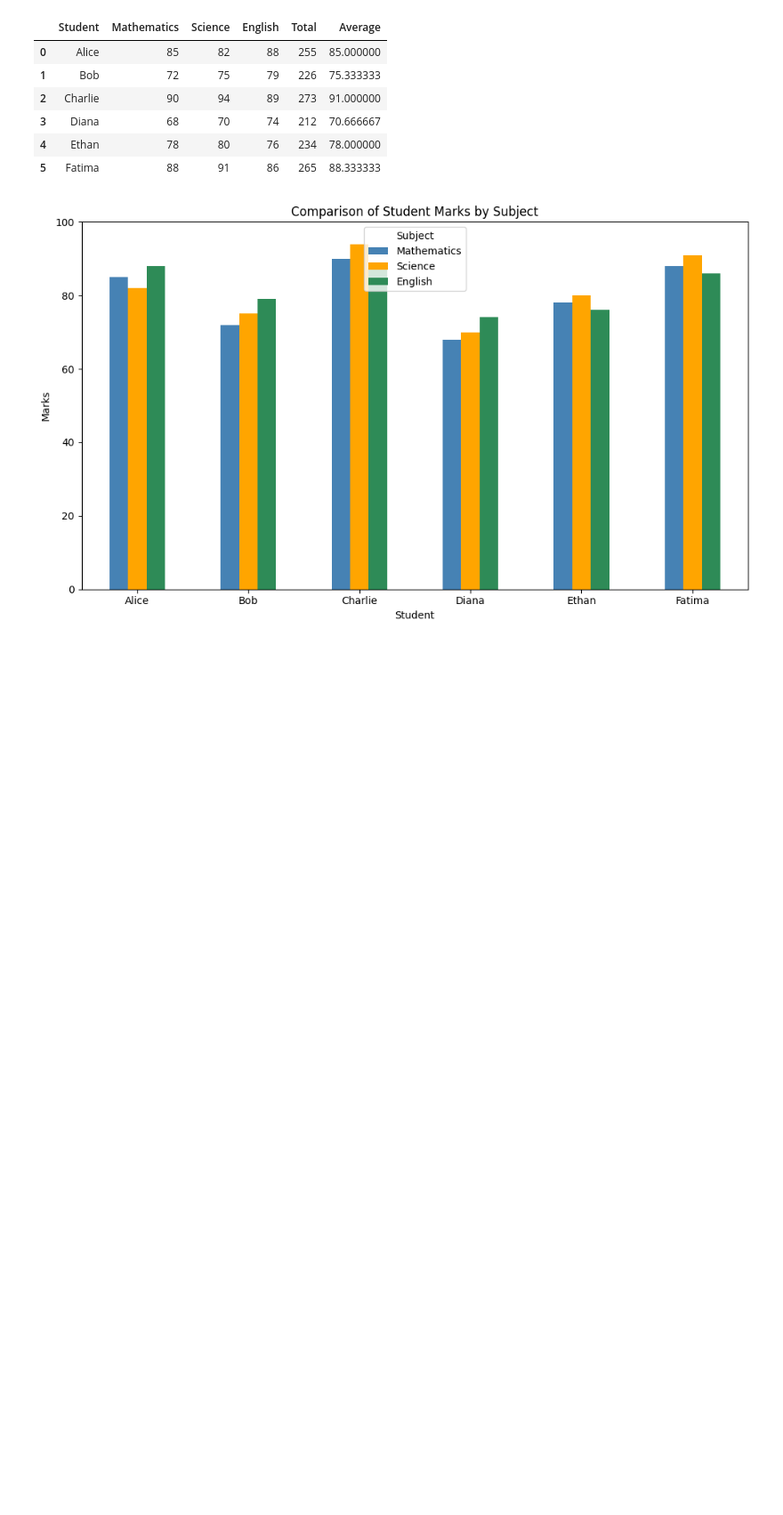
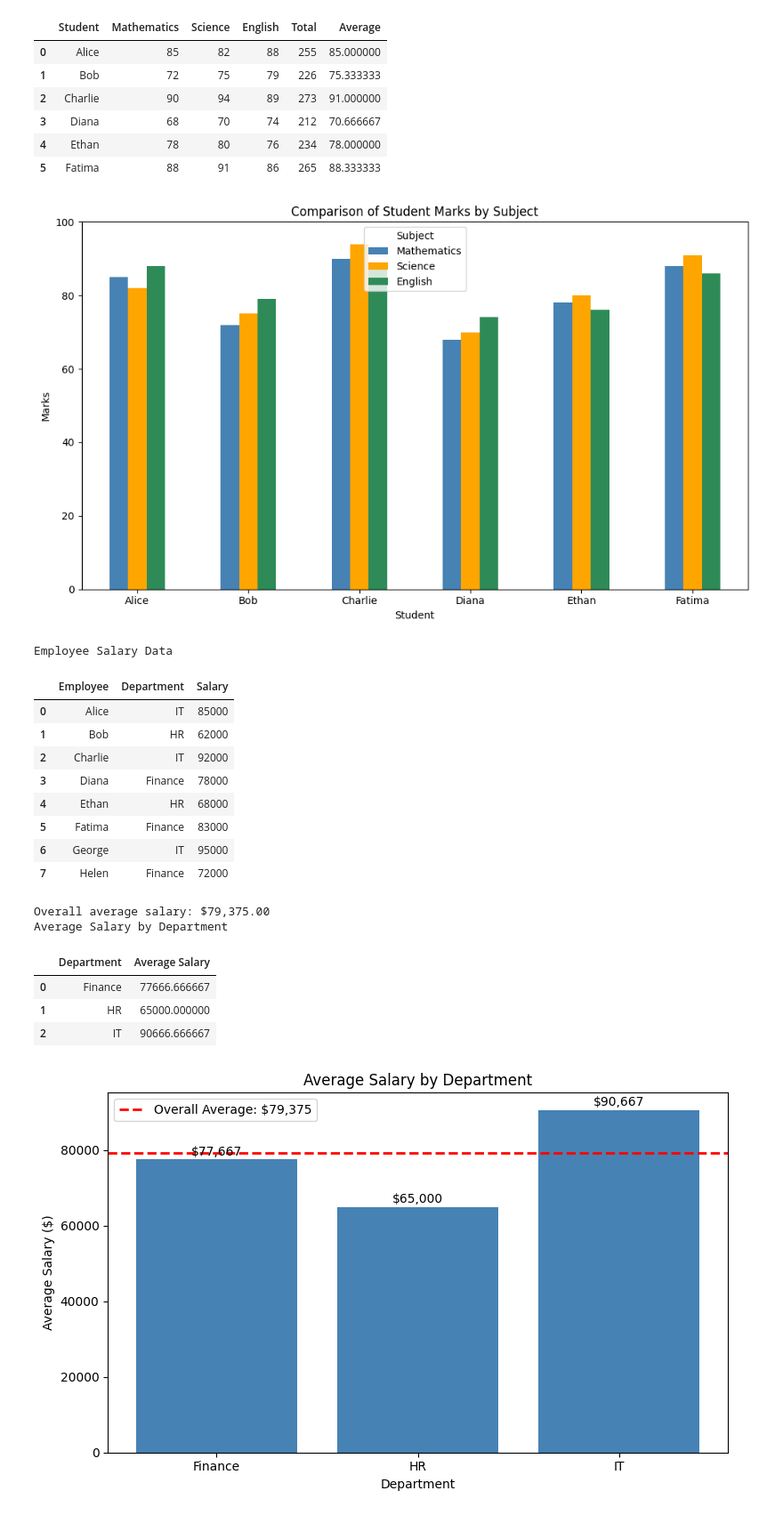
Before and after one commit to dewx21/PYTHON, a Jupyter notebook: l&t/cloud_notebooks/session5/session5_projects.ipynb, the cells around one changed output. Shown at 89% size. Saved outputs shown, nothing was run; the diff lists cells and outputs as text; code cells hidden in the pictures; blank space fills up the shorter version.

```diff
--- a/l&t/cloud_notebooks/session5/session5_projects.ipynb
+++ b/l&t/cloud_notebooks/session5/session5_projects.ipynb
@@ -273,3 +273,77 @@ Student marks with totals and averages:
 | 4 | Ethan | 78 | 80 | 76 | 234 | 78.000000 |
 | 5 | Fatima | 88 | 91 | 86 | 265 | 88.333333 |
 [figure]
+# %%
+# Employee salary data
+employees = pd.DataFrame({
+    "Employee": ["Alice", "Bob", "Charlie", "Diana", "Ethan", "Fatima", "George", "Helen"],
+    "Department": ["IT", "HR", "IT", "Finance", "HR", "Finance", "IT", "Finance"],
+    "Salary": [85000, 62000, 92000, 78000, 68000, 83000, 95000, 72000]
+})
+
+# NumPy calculates the overall average salary
+overall_average_salary = np.mean(employees["Salary"].values)
+
+# Pandas groups salaries by department
+department_averages = (
+    employees.groupby("Department", as_index=False)["Salary"]
+    .mean()
+    .rename(columns={"Salary": "Average Salary"})
+)
+
+print("Employee Salary Data")
+display(employees)
+
+print(f"Overall average salary: ${overall_average_salary:,.2f}")
+
+print("Average Salary by Department")
+display(department_averages)
+
+# Matplotlib visualizes department averages
+plt.figure(figsize=(8, 5))
+bars = plt.bar(
+    department_averages["Department"],
+    department_averages["Average Salary"],
+    color="steelblue"
+)
+
+plt.axhline(
+    overall_average_salary,
+    color="red",
+    linestyle="--",
+    linewidth=2,
+    label=f"Overall Average: ${overall_average_salary:,.0f}"
+)
+
+for bar, salary in zip(bars, department_averages["Average Salary"]):
+    plt.text(
+        bar.get_x() + bar.get_width() / 2,
+        bar.get_height() + 1000,
+        f"${salary:,.0f}",
+        ha="center"
+    )
+
+plt.title("Average Salary by Department")
+plt.xlabel("Department")
+plt.ylabel("Average Salary ($)")
+plt.legend()
+plt.tight_layout()
+plt.show()
+# %% [output]
+Employee Salary Data
+|  | Employee | Department | Salary |
+| 0 | Alice | IT | 85000 |
+| 1 | Bob | HR | 62000 |
+| 2 | Charlie | IT | 92000 |
+| 3 | Diana | Finance | 78000 |
+| 4 | Ethan | HR | 68000 |
+| 5 | Fatima | Finance | 83000 |
+| 6 | George | IT | 95000 |
+| 7 | Helen | Finance | 72000 |
+Overall average salary: $79,375.00
+Average Salary by Department
+|  | Department | Average Salary |
+| 0 | Finance | 77666.666667 |
+| 1 | HR | 65000.000000 |
+| 2 | IT | 90666.666667 |
+[figure, added]
```
